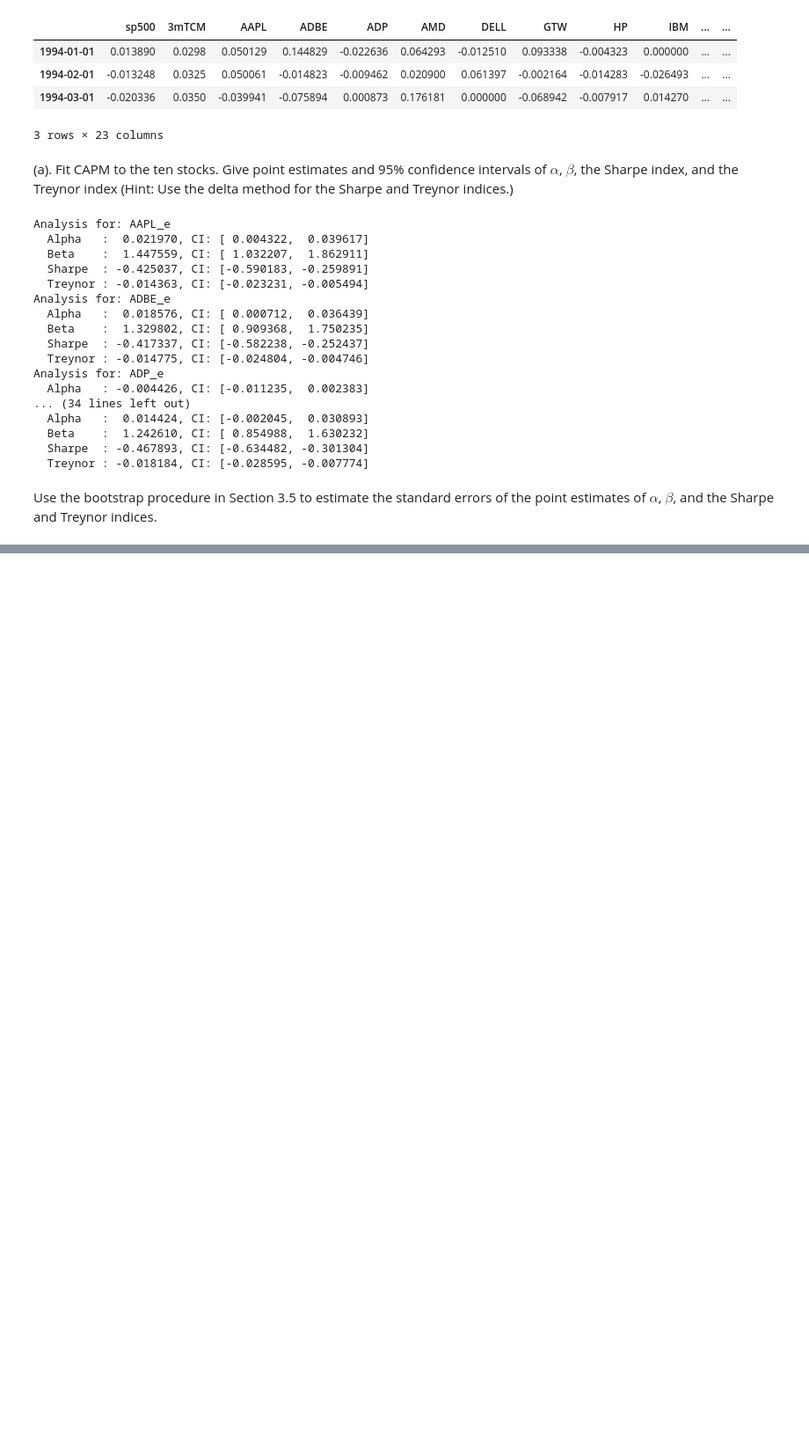
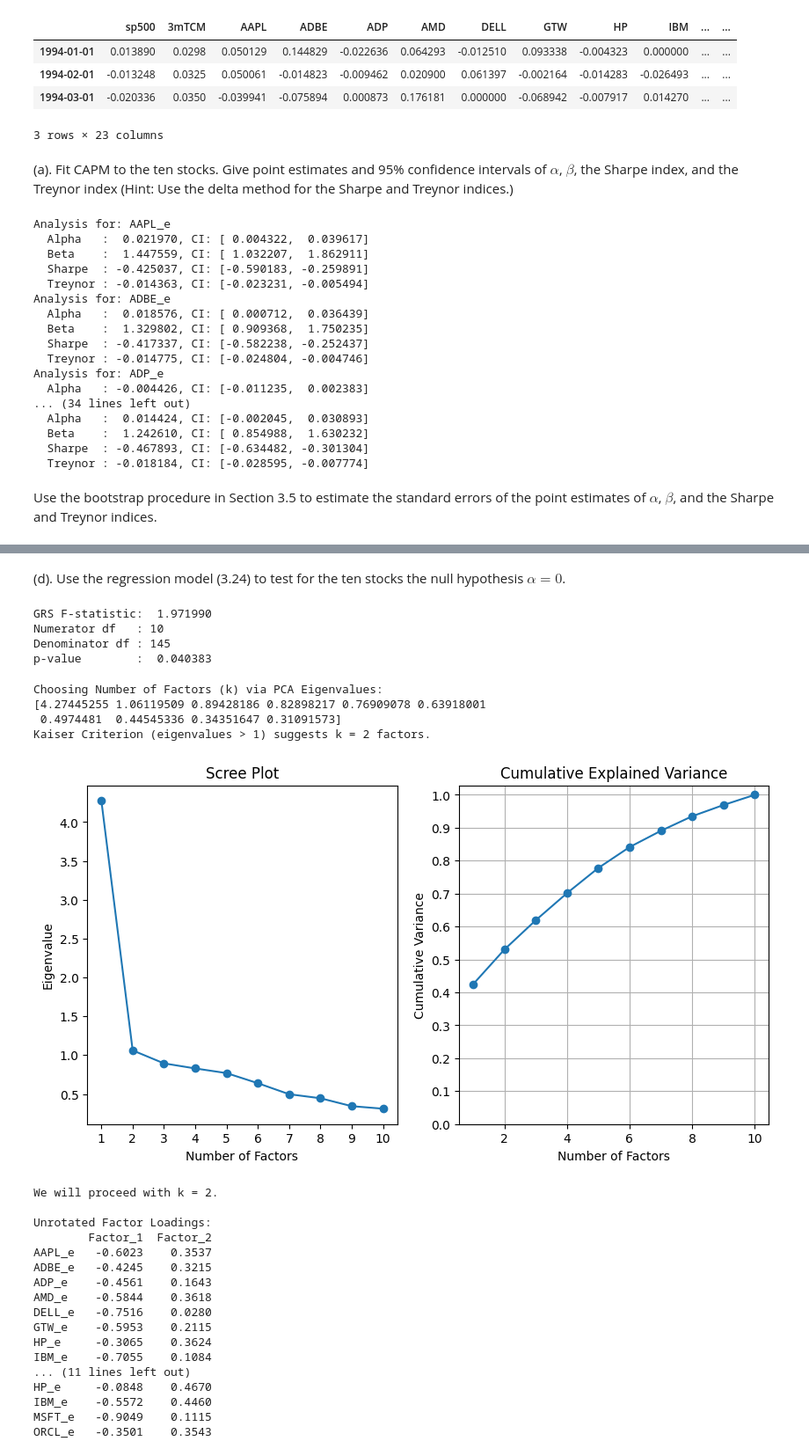
Before and after one commit to jujopo/ams-516, a Jupyter notebook: homework3.ipynb, the cells around one changed output, grey strips where cells are left out. Shown: that part at 88% size. Drawn from its saved outputs; the diff is of its cells as text; code cells hidden in the pictures; blank space fills up the shorter version.

```diff
--- a/homework3.ipynb
+++ b/homework3.ipynb
@@ -193,0 +248,2 @@ def bootstrap(df, stock_e_names, MER):
+# %% [markdown]
+(d). Use the regression model (3.24) to test for the ten stocks the null hypothesis $\alpha = 0$.
@@ -193,0 +296,7 @@ def bootstrap(df, stock_e_names, MER):
+# %%
+grs_test(results_a[0], results_a[1], market_stocks_df, excess_ret_names, market_stocks_df['MER'])
+# %% [output]
+GRS F-statistic:  1.971990
+Numerator df   : 10
+Denominator df : 145
+p-value        :  0.040383
@@ -193,0 +364,25 @@ def bootstrap(df, stock_e_names, MER):
+# %%
+factor_analysis(market_stocks_df, excess_ret_names)
+# %% [output]
+Choosing Number of Factors (k) via PCA Eigenvalues:
+[4.27445255 1.06119509 0.89428186 0.82898217 0.76909078 0.63918001
+ 0.4974481  0.44545336 0.34351647 0.31091573]
+Kaiser Criterion (eigenvalues > 1) suggests k = 2 factors.
+[figure, added]
+We will proceed with k = 2.
+
+Unrotated Factor Loadings:
+        Factor_1  Factor_2
+AAPL_e   -0.6023    0.3537
+ADBE_e   -0.4245    0.3215
+ADP_e    -0.4561    0.1643
+AMD_e    -0.5844    0.3618
+DELL_e   -0.7516    0.0280
+GTW_e    -0.5953    0.2115
+HP_e     -0.3065    0.3624
+IBM_e    -0.7055    0.1084
+... (11 lines left out)
+HP_e     -0.0848    0.4670
+IBM_e    -0.5572    0.4460
+MSFT_e   -0.9049    0.1115
+ORCL_e   -0.3501    0.3543
```
Also changed, not shown: parts of 20 cells of this notebook.
